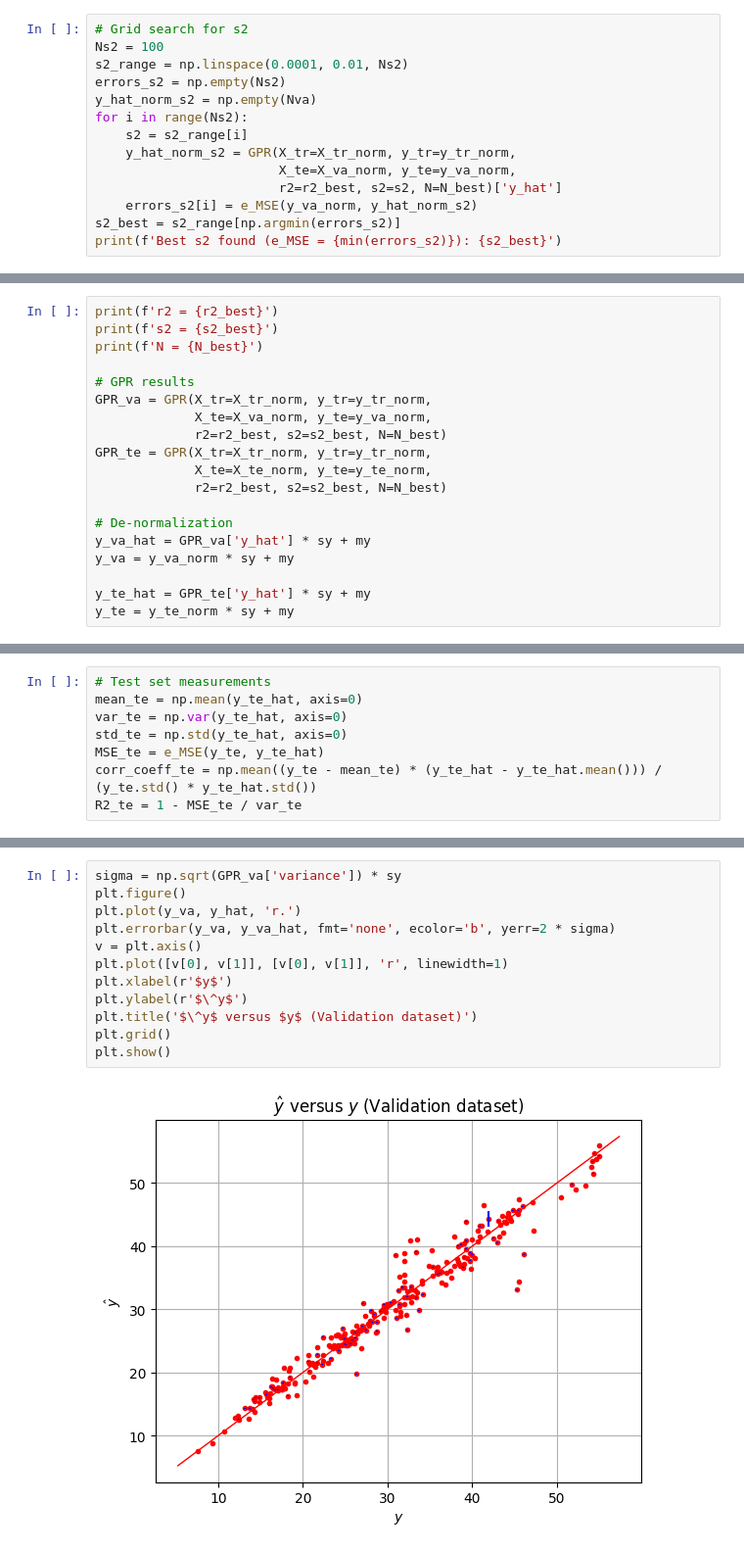
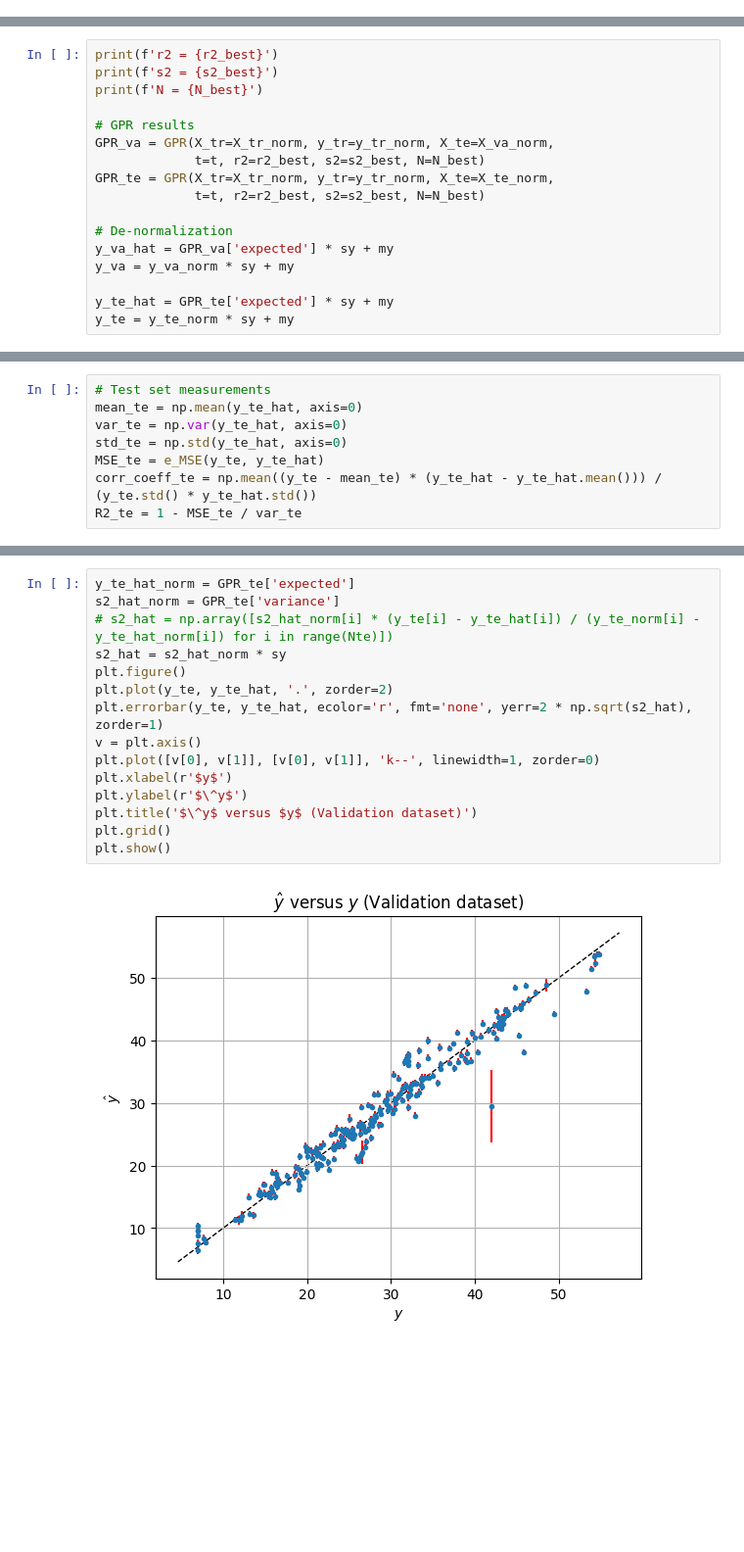
Before and after one commit to steurendo/ICT4Health, a Jupyter notebook: Lab2/lab2.ipynb, the cells around one changed output, grey strips where cells are left out. Shown: that part at 98% size. Saved outputs shown, nothing was run; the diff lists cells and outputs as text; blank space fills up the shorter version.

```diff
--- a/Lab2/lab2.ipynb
+++ b/Lab2/lab2.ipynb
@@ -200,14 +188,0 @@ Best r2 found (e_MSE = 0.05223935641025649): 90.0
-# %%
-# Grid search for s2
-Ns2 = 100
-s2_range = np.linspace(0.0001, 0.01, Ns2)
-errors_s2 = np.empty(Ns2)
-y_hat_norm_s2 = np.empty(Nva)
-for i in range(Ns2):
-    s2 = s2_range[i]
-    y_hat_norm_s2 = GPR(X_tr=X_tr_norm, y_tr=y_tr_norm,
-                        X_te=X_va_norm, y_te=y_va_norm,
-                        r2=r2_best, s2=s2, N=N_best)['y_hat']
-    errors_s2[i] = e_MSE(y_va_norm, y_hat_norm_s2)
-s2_best = s2_range[np.argmin(errors_s2)]
-print(f'Best s2 found (e_MSE = {min(errors_s2)}): {s2_best}')
@@ -278,17 +289,15 @@ print(f's2 = {s2_best}')
 print(f'N = {N_best}')
 
 # GPR results
-GPR_va = GPR(X_tr=X_tr_norm, y_tr=y_tr_norm,
-             X_te=X_va_norm, y_te=y_va_norm,
-             r2=r2_best, s2=s2_best, N=N_best)
-GPR_te = GPR(X_tr=X_tr_norm, y_tr=y_tr_norm,
-             X_te=X_te_norm, y_te=y_te_norm,
-             r2=r2_best, s2=s2_best, N=N_best)
+GPR_va = GPR(X_tr=X_tr_norm, y_tr=y_tr_norm, X_te=X_va_norm,
+             t=t, r2=r2_best, s2=s2_best, N=N_best)
+GPR_te = GPR(X_tr=X_tr_norm, y_tr=y_tr_norm, X_te=X_te_norm,
+             t=t, r2=r2_best, s2=s2_best, N=N_best)
 
 # De-normalization
-y_va_hat = GPR_va['y_hat'] * sy + my
+y_va_hat = GPR_va['expected'] * sy + my
 y_va = y_va_norm * sy + my
 
-y_te_hat = GPR_te['y_hat'] * sy + my
+y_te_hat = GPR_te['expected'] * sy + my
 y_te = y_te_norm * sy + my
 # %% [output]
@@ -345,14 +354,17 @@ plt.show()
 # %%
-sigma = np.sqrt(GPR_va['variance']) * sy
+y_te_hat_norm = GPR_te['expected']
+s2_hat_norm = GPR_te['variance']
+# s2_hat = np.array([s2_hat_norm[i] * (y_te[i] - y_te_hat[i]) / (y_te_norm[i] - y_te_hat_norm[i]) for i in range(Nte)])
+s2_hat = s2_hat_norm * sy
 plt.figure()
-plt.plot(y_va, y_hat, 'r.')
-plt.errorbar(y_va, y_va_hat, fmt='none', ecolor='b', yerr=2 * sigma)
+plt.plot(y_te, y_te_hat, '.', zorder=2)
+plt.errorbar(y_te, y_te_hat, ecolor='r', fmt='none', yerr=2 * np.sqrt(s2_hat), zorder=1)
 v = plt.axis()
-plt.plot([v[0], v[1]], [v[0], v[1]], 'r', linewidth=1)
+plt.plot([v[0], v[1]], [v[0], v[1]], 'k--', linewidth=1, zorder=0)
 plt.xlabel(r'$y$')
 plt.ylabel(r'$\^y$')
 plt.title('$\^y$ versus $y$ (Validation dataset)')
 plt.grid()
 plt.show()
 # %% [output]
-[figure, old version]
+[figure, new version]
```
Also changed, not shown: parts of 25 cells of this notebook.
